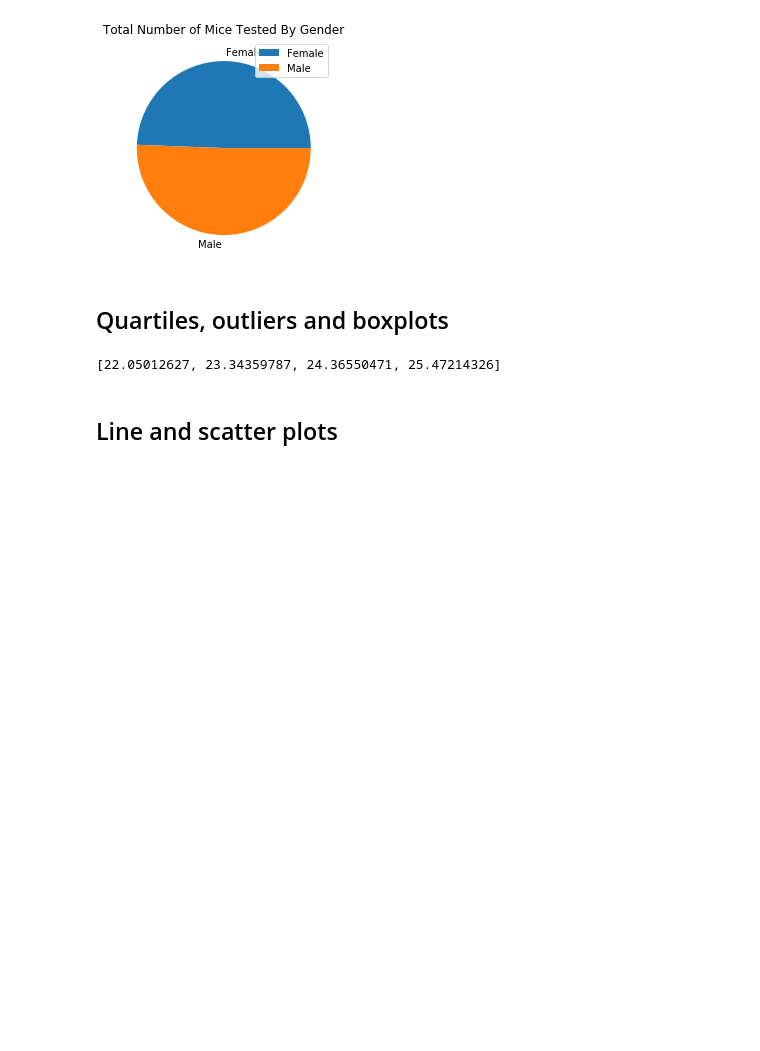
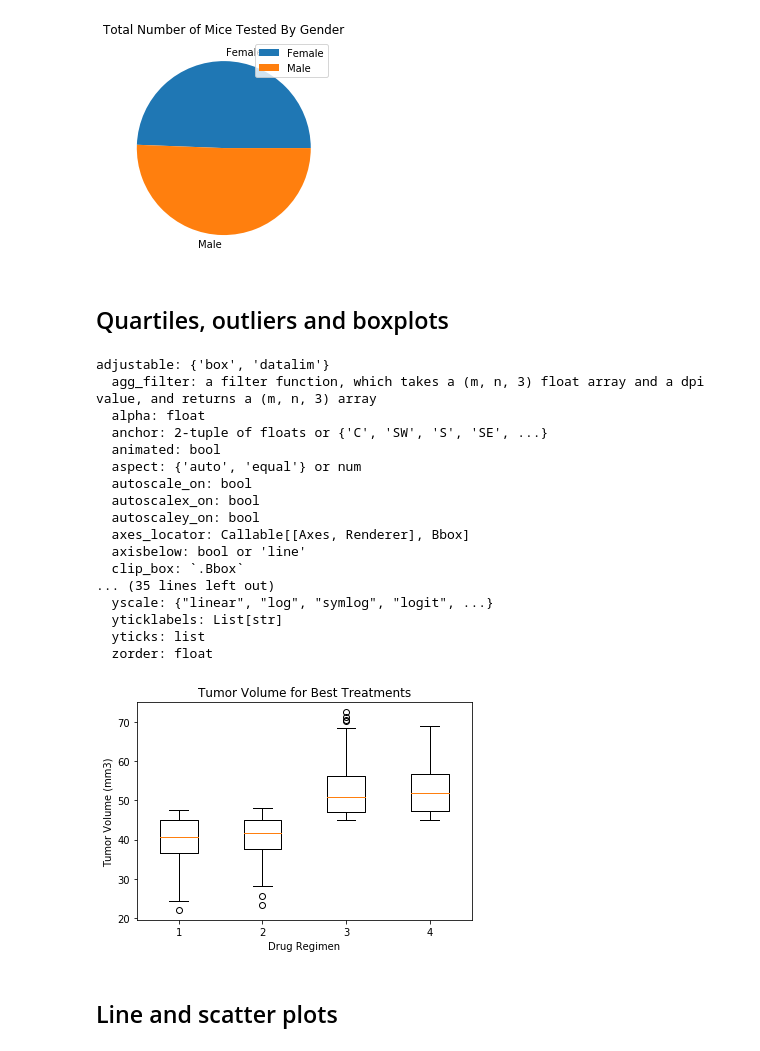
Before and after one commit to karahodges/hodgesMatPlotLib, a Jupyter notebook: pymaceuticals_starter.ipynb, the cells around one changed output. Saved outputs shown, nothing was run; the diff lists cells and outputs as text; code cells hidden in the pictures; blank space fills up the shorter version.

```diff
--- a/pymaceuticals_starter.ipynb
+++ b/pymaceuticals_starter.ipynb
@@ -101,27 +101,54 @@ plt.show()
 # %%
 # Calculate the final tumor volume of each mouse across four of the most promising treatment regimens. Calculate the IQR and quantitatively determine if there are any potential outliers.
 results_df=merge_df.drop(columns=['Sex','Age_months', 'Weight (g)', 'Timepoint', 'Metastatic Sites', "Mouse ID"])
-#results_df.head()
-#tumor_volume_df=results_df["Tumor Volume (mm3)"]
-#tumor_volume_df.mean()
+results_df.head()
+tumor_volume_df=results_df["Tumor Volume (mm3)"]
+tumor_volume_df.mean()
 treatment_name= results_df['Drug Regimen']
-#temp data frame
+# #temp data frame
 temp_df = results_df.groupby("Tumor Volume (mm3)")
-# Calculates the average tumor volume for each drug
+# # Calculates the average tumor volume for each drug
 avg_volume = temp_df["Tumor Volume (mm3)"].mean()
 tumor_volume_df = pd.DataFrame({"Avg Tumor Volume" : avg_volume, "Treatment Name": treatment_name})
 best_drug = tumor_volume_df.sort_values("Treatment Name").nsmallest(4,"Avg Tumor Volume").index.tolist()
 best_drug
-# %% [output]
-[22.05012627, 23.34359787, 24.36550471, 25.47214326]
 # %%
 # Generate a box plot of the final tumor volume of each mouse across four regimens of interest
 r_treat= results_df[results_df['Drug Regimen']=='Ramicane']
 cap_treat= results_df[results_df['Drug Regimen']=='Capomulin']
 prop_treat=results_df[results_df['Drug Regimen']=='Propriva']
 ceft_treat=results_df[results_df['Drug Regimen']=='Ceftamin']
 
 #creating a function to look through all data frames to find the quartiles
+
+fig, axes = plt.subplots()
+list = [r_treat["Tumor Volume (mm3)"], cap_treat["Tumor Volume (mm3)"], prop_treat["Tumor Volume (mm3)"], ceft_treat["Tumor Volume (mm3)"]]
+bplot = axes.boxplot(list, vert = True)
+
+plt.setp(axes)
+plt.ylabel("Tumor Volume (mm3)")
+plt.xlabel("Drug Regimen")
+plt.title("Tumor Volume for Best Treatments")
+plt.show()
+# %% [output]
+adjustable: {'box', 'datalim'}
+  agg_filter: a filter function, which takes a (m, n, 3) float array and a dpi value, and returns a (m, n, 3) array
+  alpha: float
+  anchor: 2-tuple of floats or {'C', 'SW', 'S', 'SE', ...}
+  animated: bool
+  aspect: {'auto', 'equal'} or num
+  autoscale_on: bool
+  autoscalex_on: bool
+  autoscaley_on: bool
+  axes_locator: Callable[[Axes, Renderer], Bbox]
+  axisbelow: bool or 'line'
+  clip_box: `.Bbox`
+... (35 lines left out)
+  yscale: {"linear", "log", "symlog", "logit", ...}
+  yticklabels: List[str]
+  yticks: list
+  zorder: float
+[figure, added]
 # %% [markdown]
 ## Line and scatter plots
 # %%
```
